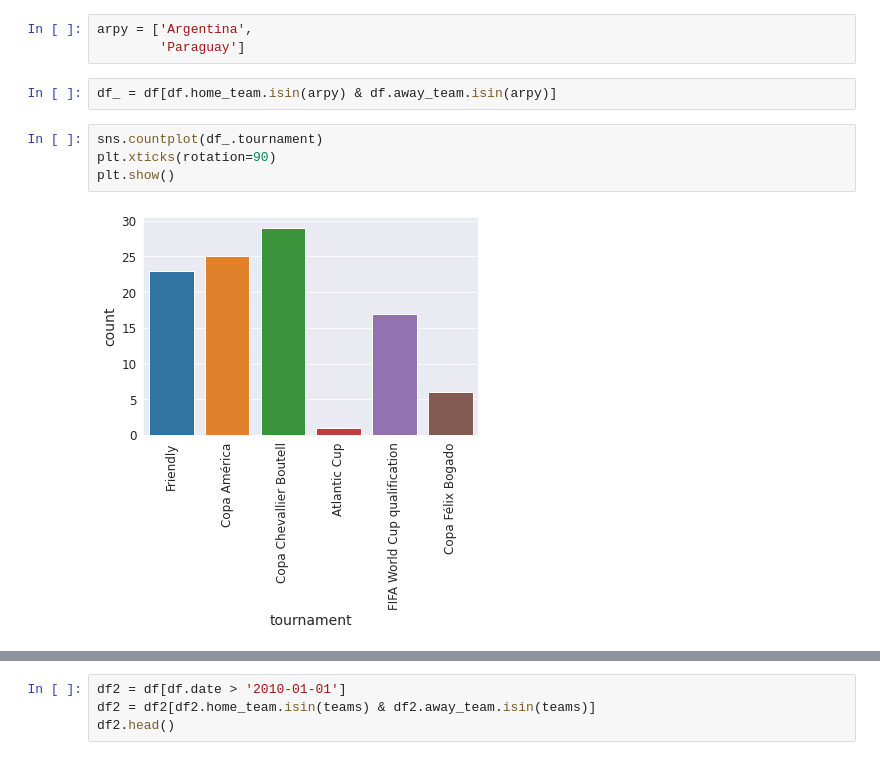
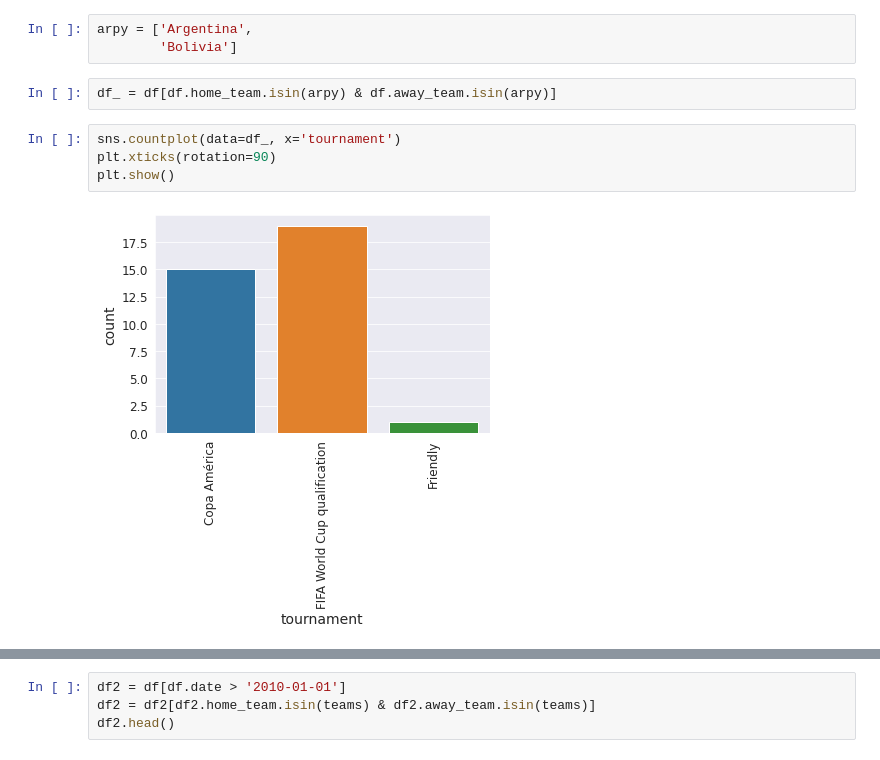
Before and after one commit to jmquintana/copa_america, a Jupyter notebook: copa_america.ipynb, the cells around one changed output, grey strips where cells are left out. Drawn from its saved outputs; the diff is of its cells as text.

```diff
--- a/copa_america.ipynb
+++ b/copa_america.ipynb
@@ -93,13 +93,13 @@ teams = ['Argentina',
           'Ecuador']
 # %%
 arpy = ['Argentina',
-        'Paraguay']
+        'Bolivia']
 # %%
 df_ = df[df.home_team.isin(arpy) & df.away_team.isin(arpy)]
 # %%
-sns.countplot(df_.tournament)
+sns.countplot(data=df_, x='tournament')
 plt.xticks(rotation=90)
 plt.show()
 # %% [output]
-[figure, old version]
+[figure, new version]
 # %%
```
Also changed, not shown: parts of 8 cells of this notebook.
